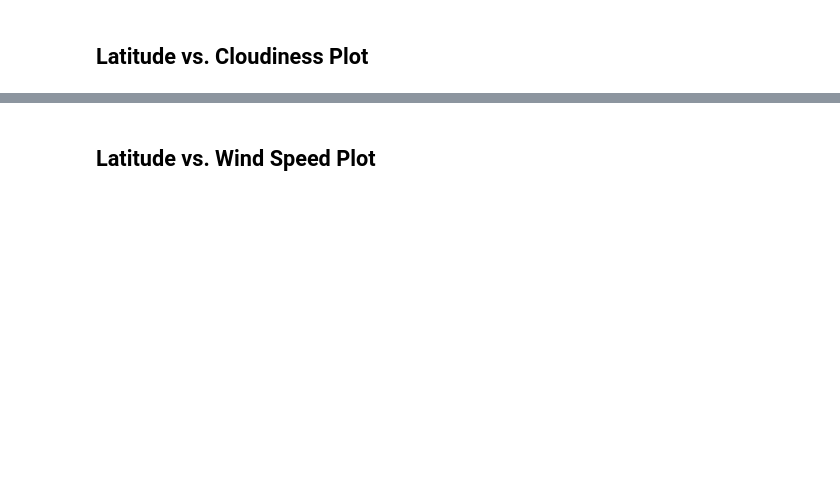
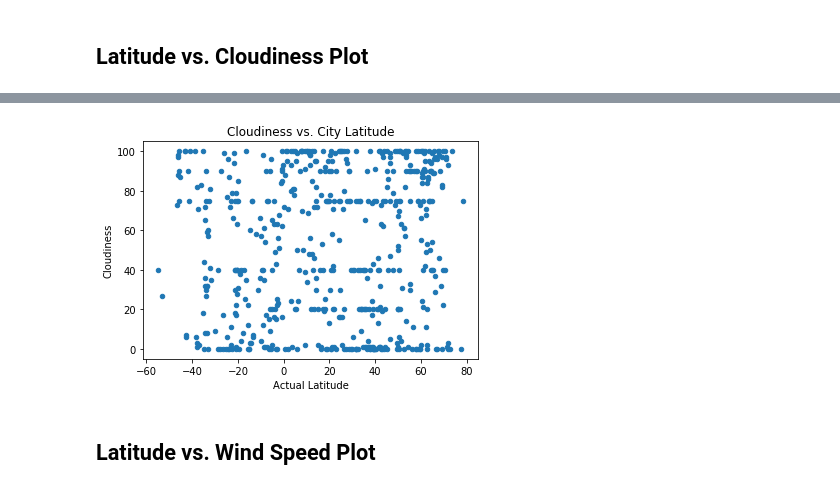
Before and after one commit to Gendo90/python-api-challenge, a Jupyter notebook: starter_code/WeatherPy.ipynb, the cells around one changed output, grey strips where cells are left out. Drawn from its saved outputs; the diff is of its cells as text; code cells hidden in the pictures; blank space fills up the shorter version.

```diff
--- a/starter_code/WeatherPy.ipynb
+++ b/starter_code/WeatherPy.ipynb
@@ -361,2 +362,9 @@ lat_vs_T_axes.get_figure().savefig("../output_data/Fig1.png")
+# %%
+lat_vs_cloudiness_axes = remaining_cities.plot(kind="scatter", x="Actual Latitude", y="Cloudiness",
+                                      title="Cloudiness vs. City Latitude")
+
+lat_vs_cloudiness_axes.get_figure().savefig("../output_data/Fig3.png")
+# %% [output]
+[figure, added]
 # %% [markdown]
 ## Latitude vs. Wind Speed Plot
```
Also changed, not shown: parts of 6 cells of this notebook, 3 other files.
